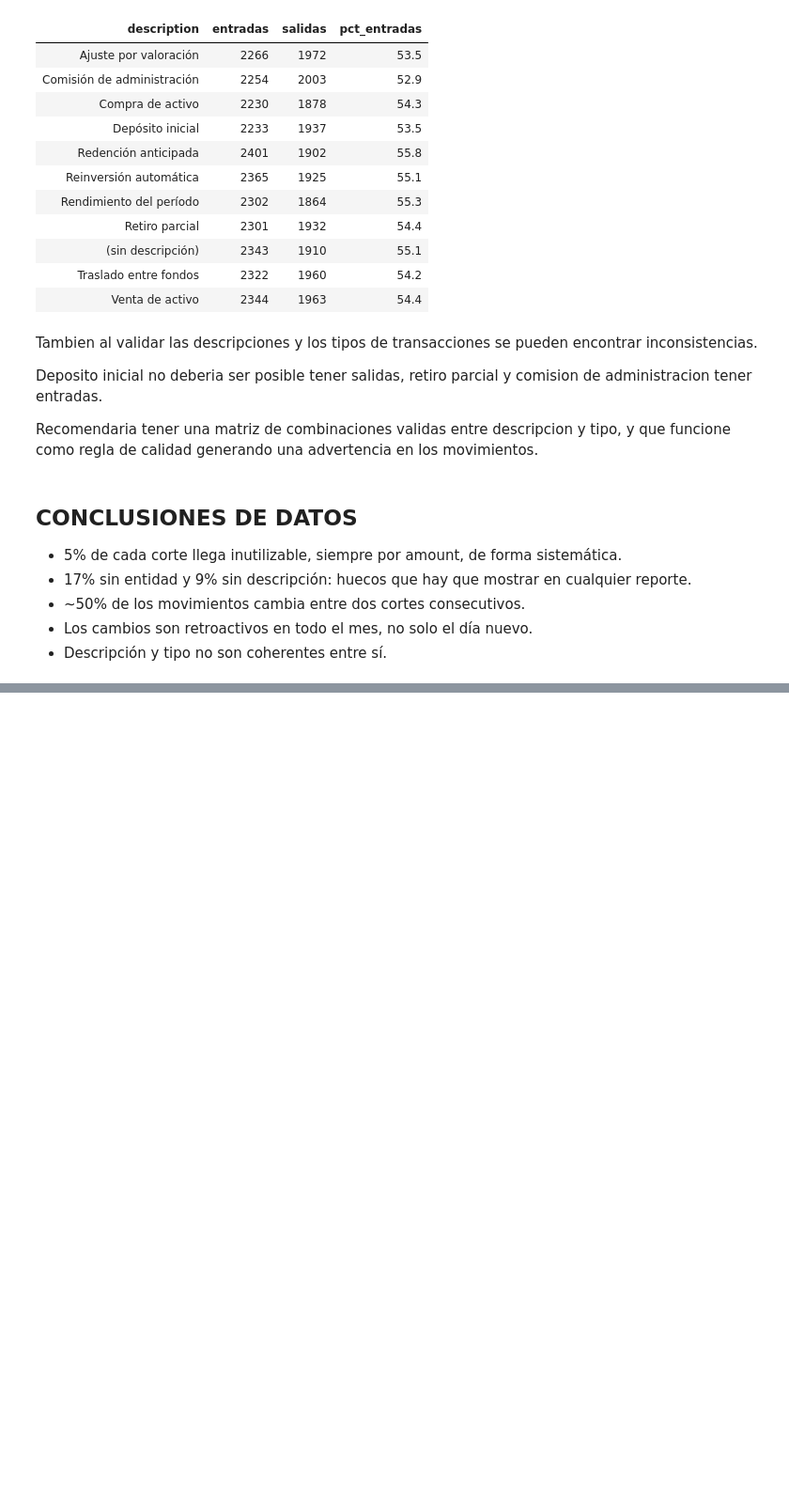
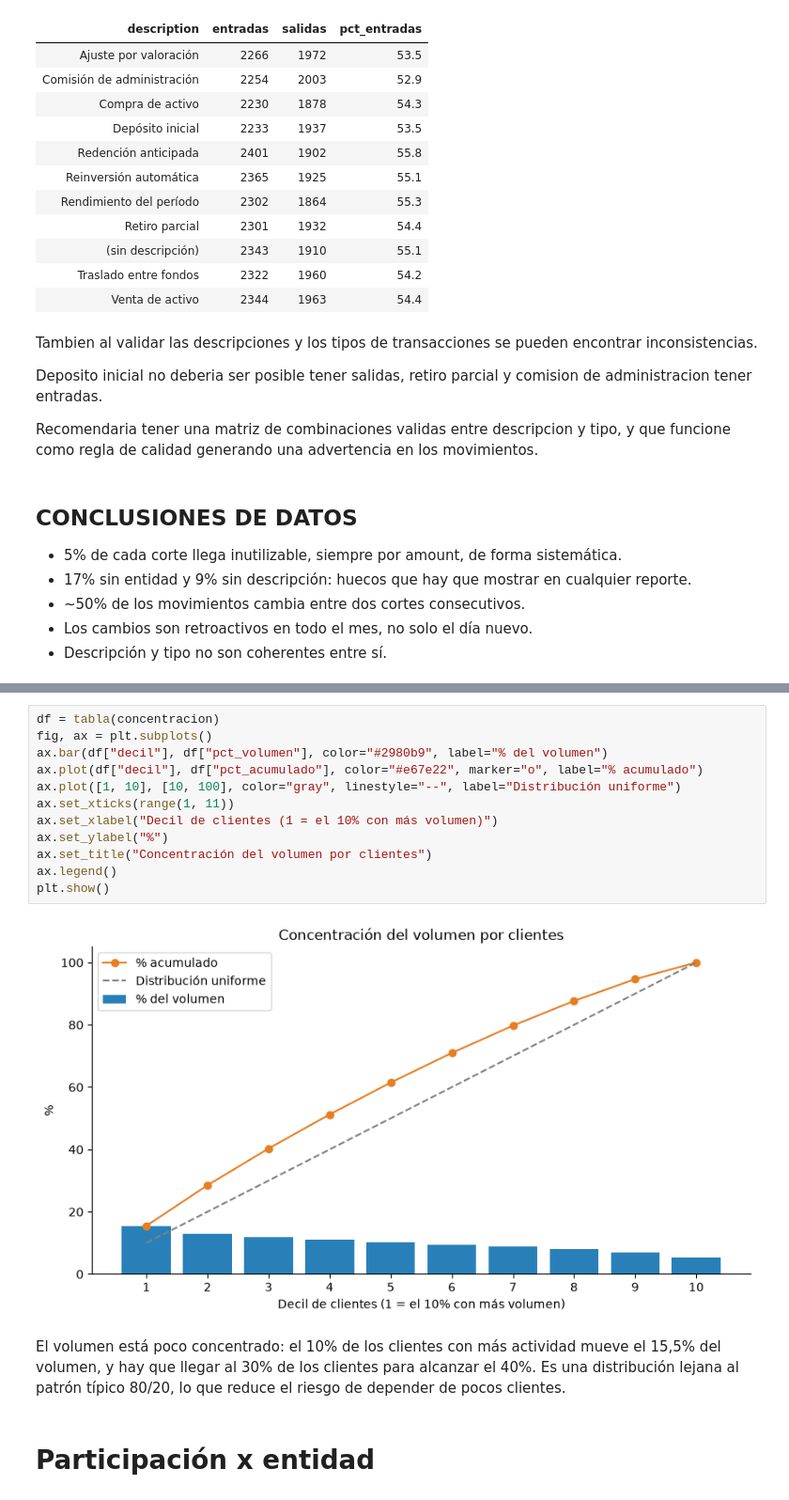
Before and after one commit to alexandergenes/tyba-pipeline, a Jupyter notebook: notebooks/insights.ipynb, the cells around one changed output, grey strips where cells are left out. Shown at 94% size. Drawn from its saved outputs; the diff is of its cells as text; blank space fills up the shorter version.

```diff
--- a/notebooks/insights.ipynb
+++ b/notebooks/insights.ipynb
@@ -248,0 +459,18 @@ Recomendaria tener una matriz de combinaciones validas entre descripcion y tipo,
+# %%
+df = tabla(concentracion)
+fig, ax = plt.subplots()
+ax.bar(df["decil"], df["pct_volumen"], color="#2980b9", label="% del volumen")
+ax.plot(df["decil"], df["pct_acumulado"], color="#e67e22", marker="o", label="% acumulado")
+ax.plot([1, 10], [10, 100], color="gray", linestyle="--", label="Distribución uniforme")
+ax.set_xticks(range(1, 11))
+ax.set_xlabel("Decil de clientes (1 = el 10% con más volumen)")
+ax.set_ylabel("%")
+ax.set_title("Concentración del volumen por clientes")
+ax.legend()
+plt.show()
+# %% [output]
+[figure, added]
+# %% [markdown]
+El volumen está poco concentrado: el 10% de los clientes con más actividad mueve el 15,5% del volumen, y hay que llegar al 30% de los clientes para alcanzar el 40%. Es una distribución lejana al patrón típico 80/20, lo que reduce el riesgo de depender de pocos clientes.
+# %% [markdown]
+# Participación x entidad
```
Also changed, not shown: parts of 27 cells of this notebook, 1 other file.
